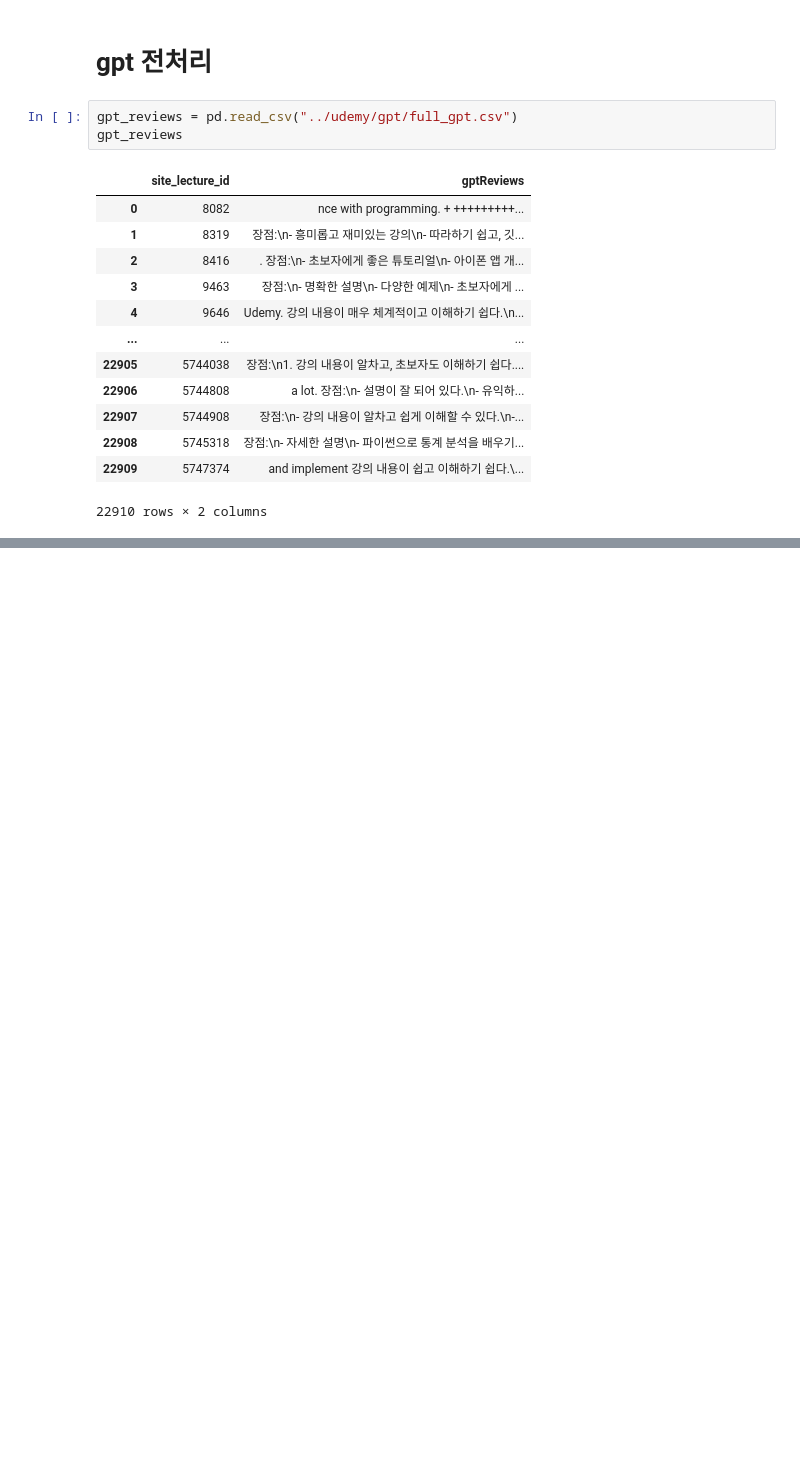
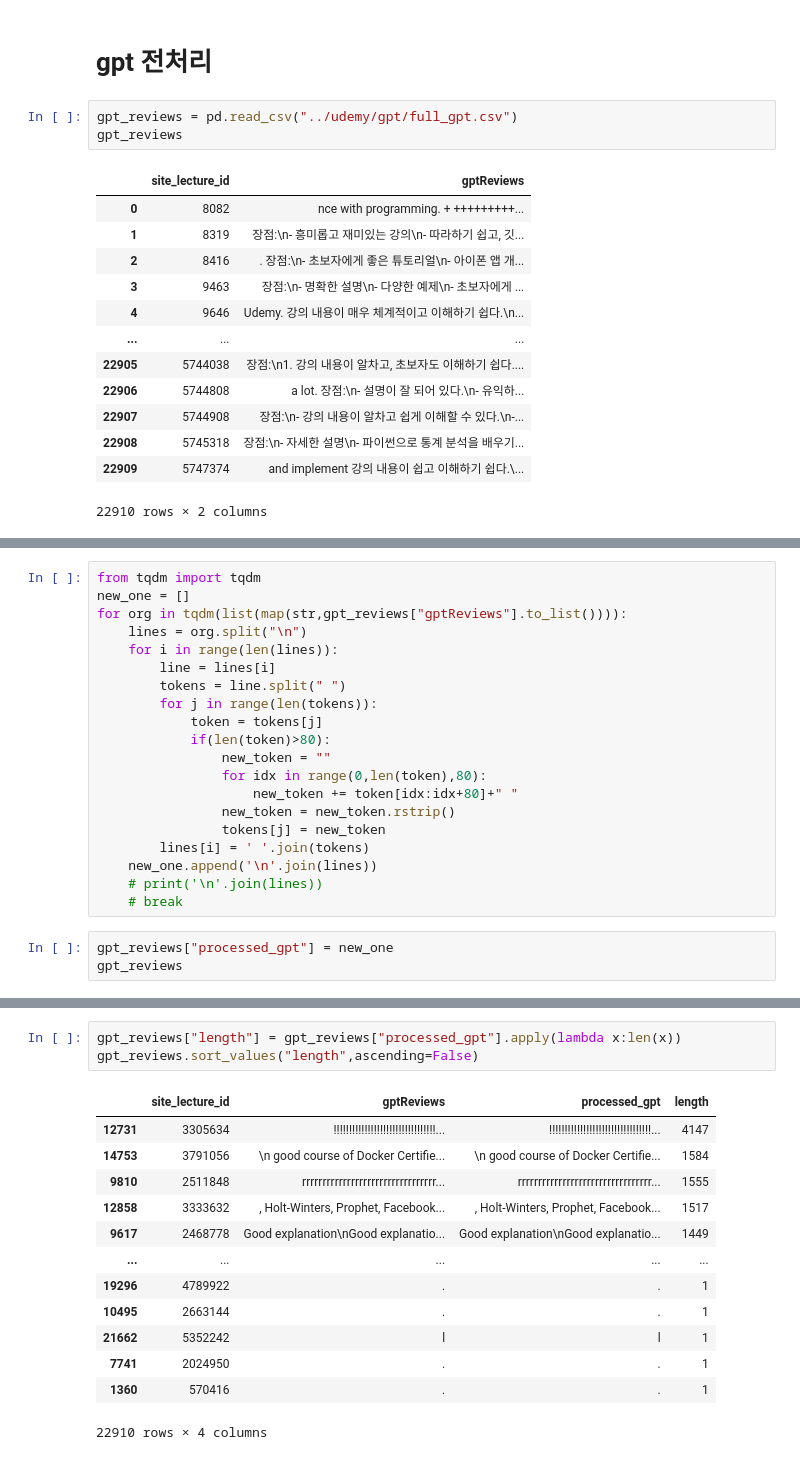
Before and after one commit to f17coders/ClassHub, a Jupyter notebook: data/work_classification/udemy_gpt.ipynb, the cells around one changed output, grey strips where cells are left out. Cells and saved outputs as stored; diff of their text form; blank space fills up the shorter version.

```diff
--- a/data/work_classification/udemy_gpt.ipynb
+++ b/data/work_classification/udemy_gpt.ipynb
@@ -73,0 +79,23 @@ gpt_reviews
+# %%
+from tqdm import tqdm
+new_one = []
+for org in tqdm(list(map(str,gpt_reviews["gptReviews"].to_list()))):
+    lines = org.split("\n")
+    for i in range(len(lines)):
+        line = lines[i]
+        tokens = line.split(" ")
+        for j in range(len(tokens)):
+            token = tokens[j]
+            if(len(token)>80):
+                new_token = ""
+                for idx in range(0,len(token),80):
+                    new_token += token[idx:idx+80]+" "
+                new_token = new_token.rstrip()
+                tokens[j] = new_token
+        lines[i] = ' '.join(tokens)
+    new_one.append('\n'.join(lines))
+    # print('\n'.join(lines))
+    # break
+# %%
+gpt_reviews["processed_gpt"] = new_one
+gpt_reviews
@@ -73,0 +116,17 @@ gpt_reviews
+# %%
+gpt_reviews["length"] = gpt_reviews["processed_gpt"].apply(lambda x:len(x))
+gpt_reviews.sort_values("length",ascending=False)
+# %% [output]
+|  | site_lecture_id | gptReviews | processed_gpt | length |
+| 12731 | 3305634 | !!!!!!!!!!!!!!!!!!!!!!!!!!!!!!!!!... | !!!!!!!!!!!!!!!!!!!!!!!!!!!!!!!!!... | 4147 |
+| 14753 | 3791056 | \n good course of Docker Certifie... | \n good course of Docker Certifie... | 1584 |
+| 9810 | 2511848 | rrrrrrrrrrrrrrrrrrrrrrrrrrrrrrrrr... | rrrrrrrrrrrrrrrrrrrrrrrrrrrrrrrrr... | 1555 |
+| 12858 | 3333632 | , Holt-Winters, Prophet, Facebook... | , Holt-Winters, Prophet, Facebook... | 1517 |
+| 9617 | 2468778 | Good explanation\nGood explanatio... | Good explanation\nGood explanatio... | 1449 |
+| ... | ... | ... | ... | ... |
+| 19296 | 4789922 | . | . | 1 |
+| 10495 | 2663144 | . | . | 1 |
+| 21662 | 5352242 | l | l | 1 |
+| 7741 | 2024950 | . | . | 1 |
+| 1360 | 570416 | . | . | 1 |
+22910 rows × 4 columns
```
Also changed, not shown: parts of 16 cells of this notebook.
